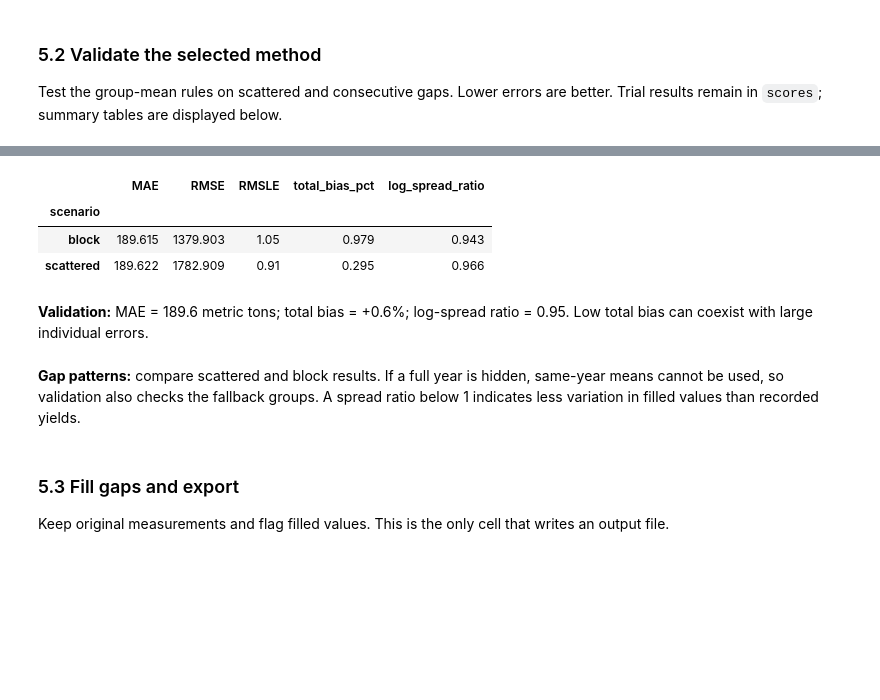
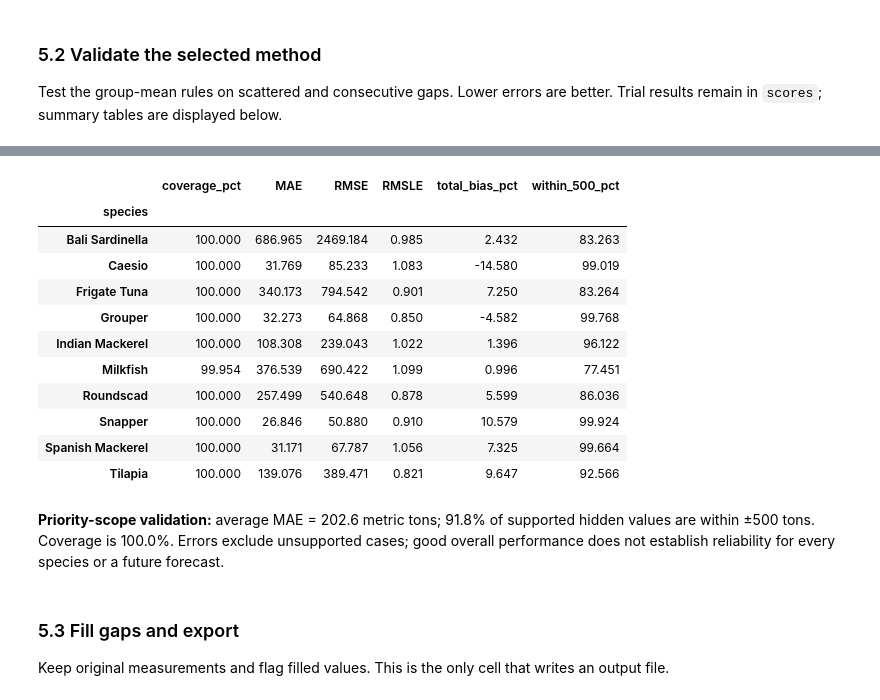
Before and after one commit to apaolol/NASA-DATA-ANAL, a Jupyter notebook: blueshift_analysis.ipynb, the cells around one changed output, grey strips where cells are left out. Drawn from its saved outputs; the diff is of its cells as text; code cells hidden in the pictures; blank space fills up the shorter version.

```diff
--- a/blueshift_analysis.ipynb
+++ b/blueshift_analysis.ipynb
@@ -321,8 +408,8 @@ The normality test asks whether values follow a bell-shaped normal distribution.
 # %%
 rows = []
 for name, values in [
-    ('yield', observed_data[TARGET]),
-    ('log1p_yield', observed_data.log_y),
+    ('yield', recorded_data[TARGET]),
+    ('log1p_yield', recorded_data.log_y),
     ('chl', environmental_data.chl),
     ('sst', environmental_data.sst),
 ]:
@@ -391,15 +478,15 @@ Spearman correlation ranges from -1 to 1: the sign gives direction and magnitude
 # %%
 rows = []
 for x in ['chl', 'sst', 'year']:
-    rho, p = stats.spearmanr(observed_data[x], observed_data[TARGET])
+    rho, p = stats.spearmanr(recorded_data[x], recorded_data[TARGET])
     rows.append(dict(predictor=x, test='Spearman (iid screen)', effect=rho, p=p))
 for x in ['province', 'species', 'quarter']:
-    groups = [v[TARGET].to_numpy() for _, v in observed_data.groupby(x)]
+    groups = [v[TARGET].to_numpy() for _, v in recorded_data.groupby(x)]
     h, p = stats.kruskal(*groups)
     rows.append(dict(
         predictor=x,
         test='Kruskal (iid screen)',
-        effect=max(0, (h - len(groups) + 1) / (len(observed_data) - len(groups))),
+        effect=max(0, (h - len(groups) + 1) / (len(recorded_data) - len(groups))),
         p=p,
     ))
 bivariate_screen = adjust_pvalues(pd.DataFrame(rows))
@@ -470,20 +557,23 @@ interpret(f'**Repeated-measurement tests:** {", ".join(significant) or "none"} m
 Scatter plots show a reproducible sample of up to 7,000 recorded yields for readability. Tests use all recorded yields. Boxes show medians and the middle 50% by quarter; extreme points are hidden only in the box plot.
 # %%
 fig, axes = plt.subplots(1, 3, figsize=(16, 4))
-sample = observed_data.sample(min(7000, len(observed_data)), random_state=SEED)
+sample = recorded_data.sample(min(7000, len(recorded_data)), random_state=SEED)
 for ax, x in zip(axes[:2], ['chl', 'sst']):
     sns.scatterplot(data=sample, x=x, y='log_y', alpha=0.12, s=8, ax=ax)
+    label = 'Chlorophyll (mg/m3)' if x == 'chl' else 'Sea temperature (C)'
+    ax.set(xlabel=label, ylabel='log(1 + recorded yield)')
 sns.boxplot(
-    data=observed_data,
+    data=recorded_data,
     x='quarter',
     y='log_y',
     order=['Q1', 'Q2', 'Q3', 'Q4'],
     showfliers=False,
     ax=axes[2],
 )
+axes[2].set_ylabel('log(1 + recorded yield)')
 plt.tight_layout()
 plt.show()
-sig = biv.loc[biv.q_BH < ALPHA, 'predictor'].tolist()
+sig = bivariate_tests.loc[bivariate_tests.q_BH < ALPHA, 'predictor'].tolist()
 interpret(f"Bivariate series-clustered tests meet BH q < {ALPHA} for: {', '.join(sig) or 'none'}. These are marginal associations; differences in species, province and time composition can explain them. Rank correlation and omnibus tests do not establish causation or identify which category pairs differ.")
 interpret('**Scatter plots:** broad vertical spread means similar environmental conditions can accompany very different yields. '
           'These pooled plots combine species and provinces, so they cannot isolate environmental effects. '
@@ -667,36 +929,27 @@ def prediction_metrics(actual, predicted):
 ### 5.2 Validate the selected method
 Test the group-mean rules on scattered and consecutive gaps. Lower errors are better. Trial results remain in `scores`; summary tables are displayed below.
 # %%
-records = []
+records, species_records = [], []
 for scenario in ['scattered', 'block']:
     for repeat in range(REPEATS):
-        hidden = make_validation_mask(
-            observed_data, scenario, np.random.default_rng(SEED + repeat)
-        )
-        train = observed_data.loc[~hidden]
-        test = observed_data.loc[hidden]
-        predicted = group_mean_predictions(train, test)
-        actual = test[TARGET].to_numpy()
-        records.append({
-            'scenario': scenario, 'repeat': repeat,
-            **prediction_metrics(actual, predicted),
-        })
+        hidden = make_validation_mask(recorded_data, scenario, np.random.default_rng(SEED + repeat))
+        train, test = recorded_data.loc[~hidden], recorded_data.loc[hidden]
+        predicted = pd.Series(group_mean_predictions(train, test), index=test.index)
+        records.append(dict(scenario=scenario, repeat=repeat,
+            **prediction_metrics(test[TARGET].to_numpy(), predicted.to_numpy())))
+        for species, rows in test.groupby('species'):
+            species_records.append(dict(species=species, scenario=scenario, repeat=repeat,
+                **prediction_metrics(rows[TARGET].to_numpy(), predicted.loc[rows.index].to_numpy())))
 
 scores = pd.DataFrame(records)
-metrics = ['MAE', 'RMSE', 'RMSLE', 'total_bias_pct', 'log_spread_ratio']
+metrics = ['coverage_pct', 'MAE', 'RMSE', 'RMSLE', 'total_bias_pct', 'within_500_pct']
 validation_summary = scores[metrics].mean()
-display(validation_summary.to_frame('Group mean: average across trials').round(3))
+species_validation = pd.DataFrame(species_records).groupby('species')[metrics].mean()
 display(scores.groupby('scenario')[metrics].mean().round(3))
+display(species_validation.round(3))
 best_method = 'group_mean'
-interpret(
-    f'**Validation:** MAE = {validation_summary.MAE:,.1f} metric tons; '
-    f'total bias = {validation_summary.total_bias_pct:+.1f}%; '
-    f'log-spread ratio = {validation_summary.log_spread_ratio:.2f}. '
-    'Low total bias can coexist with large individual errors.'
-)
-interpret(
-    '**Gap patterns:** compare scattered and block results. If a full year is hidden, '
-    'same-year means cannot be used, so validation also checks the fallback groups. '
-    'A spread ratio below 1 indicates less variation in filled values than recorded yields.'
-)
+interpret(f'**Priority-scope validation:** average MAE = {validation_summary.MAE:,.1f} metric tons; '
+          f'{validation_summary.within_500_pct:.1f}% of supported hidden values are within ±500 tons. '
+          f'Coverage is {validation_summary.coverage_pct:.1f}%. Errors exclude unsupported cases; '
+          'good overall performance does not establish reliability for every species or a future forecast.')
 # %% [output]
@@ -709,9 +960,16 @@ interpret(
-|  | MAE | RMSE | RMSLE | total_bias_pct | log_spread_ratio |
-| scenario |  |  |  |  |  |
-| block | 189.615 | 1379.903 | 1.05 | 0.979 | 0.943 |
-| scattered | 189.622 | 1782.909 | 0.91 | 0.295 | 0.966 |
+|  | coverage_pct | MAE | RMSE | RMSLE | total_bias_pct | within_500_pct |
+| species |  |  |  |  |  |  |
+| Bali Sardinella | 100.000 | 686.965 | 2469.184 | 0.985 | 2.432 | 83.263 |
+| Caesio | 100.000 | 31.769 | 85.233 | 1.083 | -14.580 | 99.019 |
+| Frigate Tuna | 100.000 | 340.173 | 794.542 | 0.901 | 7.250 | 83.264 |
+| Grouper | 100.000 | 32.273 | 64.868 | 0.850 | -4.582 | 99.768 |
+| Indian Mackerel | 100.000 | 108.308 | 239.043 | 1.022 | 1.396 | 96.122 |
+| Milkfish | 99.954 | 376.539 | 690.422 | 1.099 | 0.996 | 77.451 |
+| Roundscad | 100.000 | 257.499 | 540.648 | 0.878 | 5.599 | 86.036 |
+| Snapper | 100.000 | 26.846 | 50.880 | 0.910 | 10.579 | 99.924 |
+| Spanish Mackerel | 100.000 | 31.171 | 67.787 | 1.056 | 7.325 | 99.664 |
+| Tilapia | 100.000 | 139.076 | 389.471 | 0.821 | 9.647 | 92.566 |
-**Validation:** MAE = 189.6 metric tons; total bias = +0.6%; log-spread ratio = 0.95. Low total bias can coexist with large individual errors.
+**Priority-scope validation:** average MAE = 202.6 metric tons; 91.8% of supported hidden values are within ±500 tons. Coverage is 100.0%. Errors exclude unsupported cases; good overall performance does not establish reliability for every species or a future forecast.
-**Gap patterns:** compare scattered and block results. If a full year is hidden, same-year means cannot be used, so validation also checks the fallback groups. A spread ratio below 1 indicates less variation in filled values than recorded yields.
 # %% [markdown]
 ### 5.3 Fill gaps and export
 Keep original measurements and flag filled values. This is the only cell that writes an output file.
```
Also changed, not shown: parts of 54 cells of this notebook, 2 other files.
